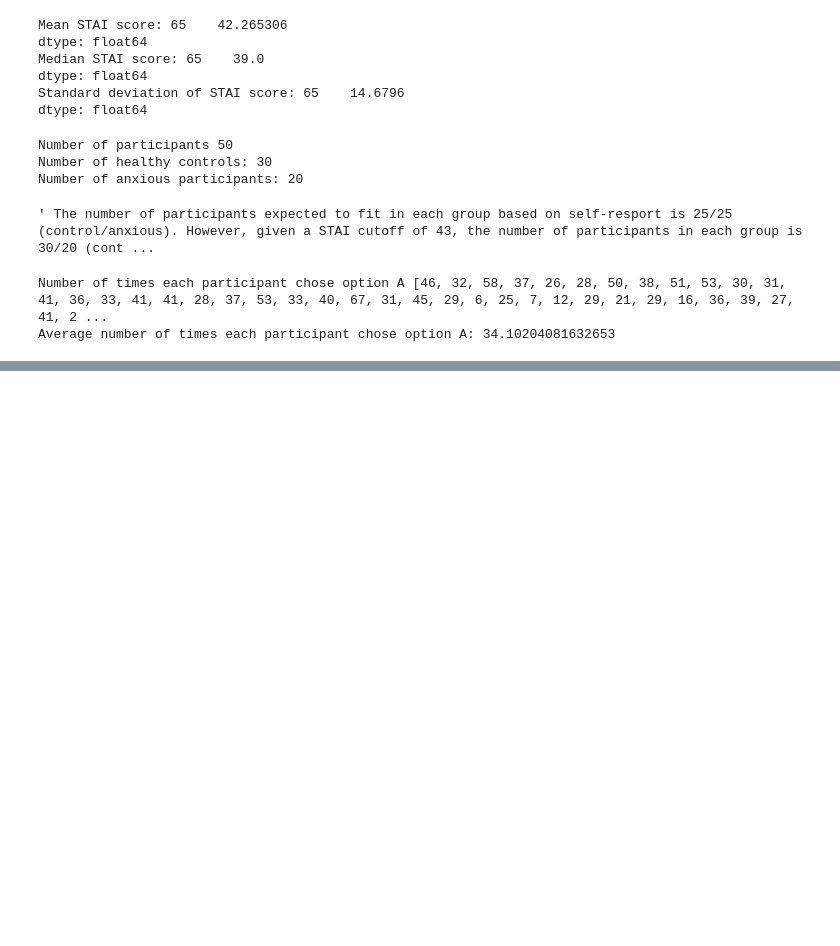
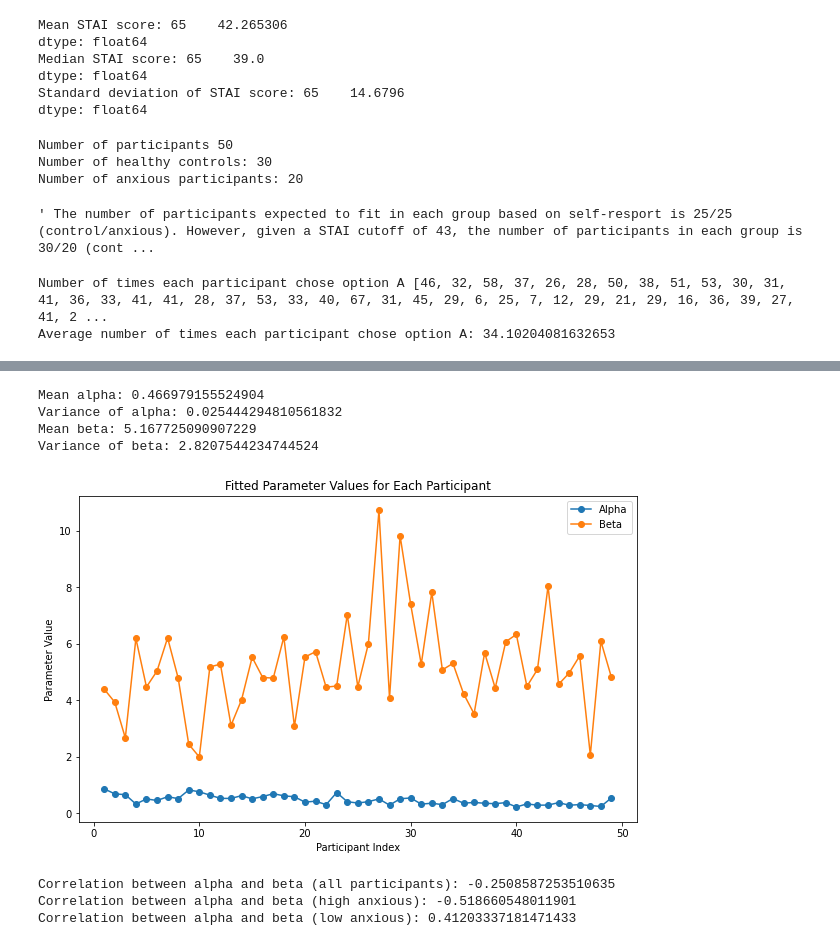
Before and after one commit to anrai-mhic-aindriu/anxiety-rl-analysis, a Jupyter notebook: anxiety_rl.ipynb, the cells around one changed output, grey strips where cells are left out. Cells and saved outputs as stored; diff of their text form; code cells hidden in the pictures; blank space fills up the shorter version.

```diff
--- a/anxiety_rl.ipynb
+++ b/anxiety_rl.ipynb
@@ -185,0 +238,64 @@ plt.show()
+# %%
+import numpy as np
+import pandas as pd
+import matplotlib.pyplot as plt
+from scipy.optimize import minimize
+
+# Assuming you have already loaded the choices and outcomes data into choices_df and outcomes_df
+
+def minimize_nll_for_individual(choices, outcomes, V0, initial_params):
+    res = minimize(lambda x: negative_log_likelihood(choices, outcomes, V0, x[0], x[1]),
+                   initial_params, method='Nelder-Mead')
+    return res.x
+
+# Define the initial parameter values
+initial_params = [0.4, 7]
+V0 = 0.5
+
+# Fit the parameters for each participant
+num_participants = len(choices_df)
+fitted_params = np.zeros((num_participants, 2))
+
+for i in range(num_participants):
+    choices = choices_df.iloc[i].tolist()
+    outcomes = outcomes_df.iloc[i].tolist()
+    fitted_params[i] = minimize_nll_for_individual(choices, outcomes, V0, initial_params)
+
+# Calculate mean and variance of fitted parameter values
+mean_alpha = np.mean(fitted_params[:, 0])
+var_alpha = np.var(fitted_params[:, 0])
+mean_beta = np.mean(fitted_params[:, 1])
+var_beta = np.var(fitted_params[:, 1])
+
+print("Mean alpha:", mean_alpha)
+print("Variance of alpha:", var_alpha)
+print("Mean beta:", mean_beta)
+print("Variance of beta:", var_beta)
+
+# Plot the parameter values against participant index
+plt.figure(figsize=(10, 6))
+plt.plot(range(1, num_participants + 1), fitted_params[:, 0], label='Alpha', marker='o')
+plt.plot(range(1, num_participants + 1), fitted_params[:, 1], label='Beta', marker='o')
+plt.xlabel('Participant Index')
+plt.ylabel('Parameter Value')
+plt.title('Fitted Parameter Values for Each Participant')
+plt.legend()
+plt.show()
+
+# Calculate Pearson's correlation coefficients
+correlation_all = np.corrcoef(fitted_params[:, 0], fitted_params[:, 1])[0, 1]
+correlation_high_anxious = np.corrcoef(fitted_params[:25, 0], fitted_params[:25, 1])[0, 1]
+correlation_low_anxious = np.corrcoef(fitted_params[25:, 0], fitted_params[25:, 1])[0, 1]
+
+print("Correlation between alpha and beta (all participants):", correlation_all)
+print("Correlation between alpha and beta (high anxious):", correlation_high_anxious)
+print("Correlation between alpha and beta (low anxious):", correlation_low_anxious)
+# %% [output]
+Mean alpha: 0.466979155524904
+Variance of alpha: 0.025444294810561832
+Mean beta: 5.167725090907229
+Variance of beta: 2.8207544234744524
+[figure, added]
+Correlation between alpha and beta (all participants): -0.2508587253510635
+Correlation between alpha and beta (high anxious): -0.518660548011901
+Correlation between alpha and beta (low anxious): 0.41203337181471433
```
Also changed, not shown: parts of 2 cells of this notebook.
